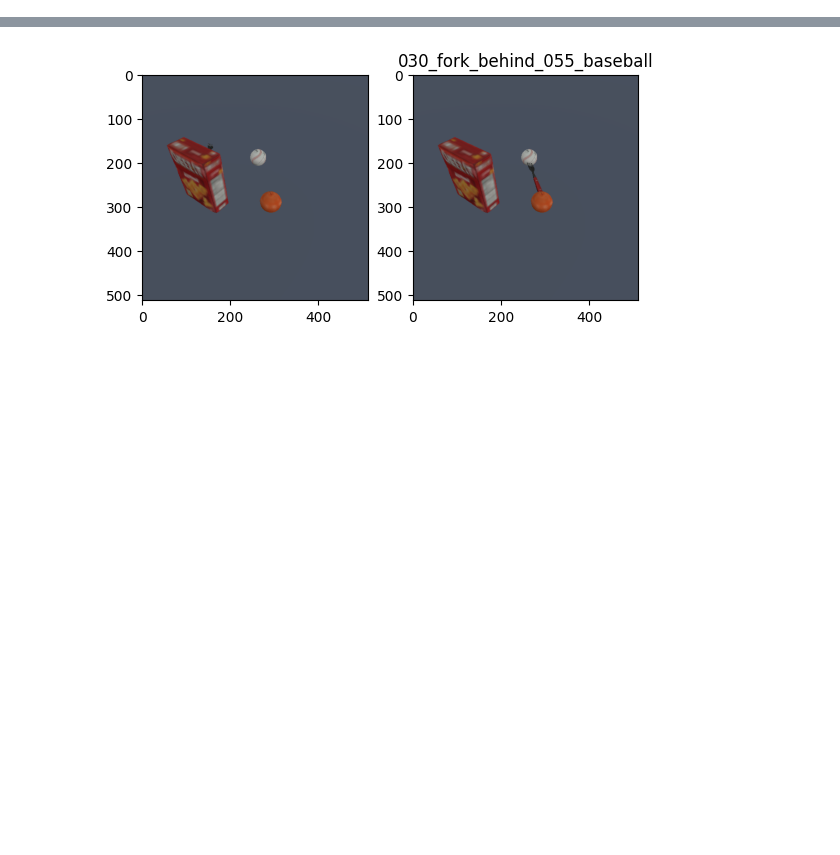
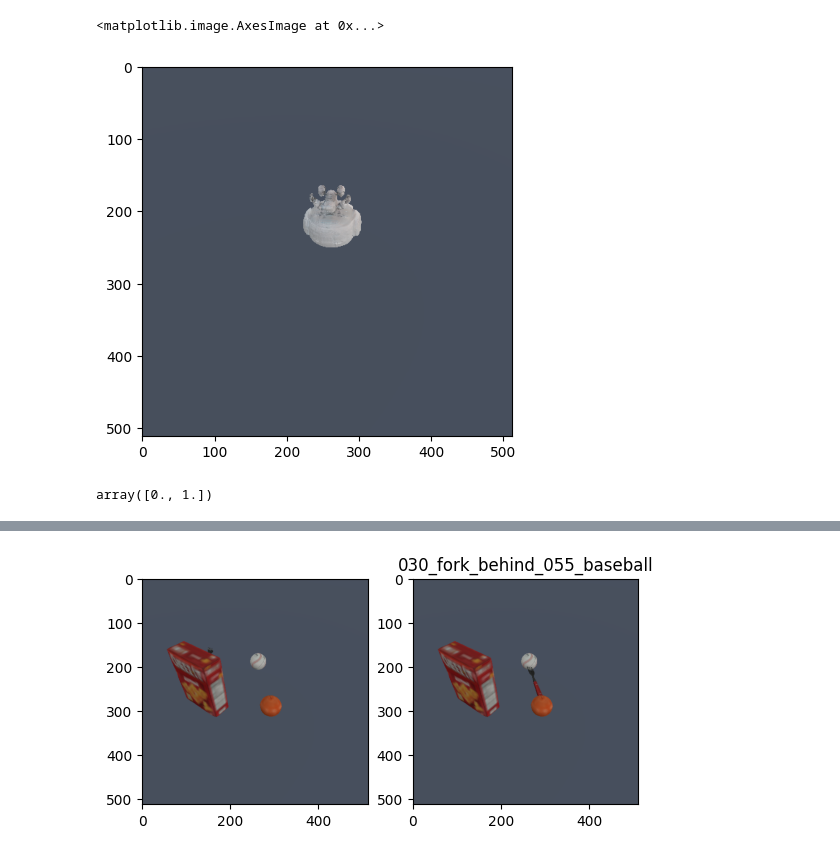
Before and after one commit to KaiMJ/Benchmark_Maniskill2, a Jupyter notebook: creation/refactor.ipynb, the cells around one changed output, grey strips where cells are left out. Drawn from its saved outputs; the diff is of its cells as text; code cells hidden in the pictures; blank space fills up the shorter version.

```diff
--- a/creation/refactor.ipynb
+++ b/creation/refactor.ipynb
@@ -15,0 +61,2 @@ from glob import glob
+# %%
+env = gym.make("CustomEnv-v0", obs_mode="rgbd", camera_cfgs={"add_segmentation": True})
@@ -15,0 +65,21 @@ from glob import glob
+# %%
+obs, _ =env.reset()
+env.unwrapped.get_articulations()[0].set_pose(Pose([0, 0, -2], [1, 0, 0, 0]))
+obs, _, _, _, _ = env.step(np.zeros(len(env.action_space.sample())))
+
+img = obs['image']["base_camera"]["rgb"]
+mask = obs['image']["base_camera"]["Segmentation"][..., :3].copy()
+mask[mask != env.obj.id-2] = 0
+mask = np.amax(mask.astype(bool), axis=2)
+
+img[mask] += 50
+img = np.clip(img, 0, 255)
+
+plt.imshow(img)
+# %% [output]
+<matplotlib.image.AxesImage at 0x...>
+[figure, added]
+# %%
+np.unique(mask)
+# %% [output]
+array([0., 1.])
```
Also changed, not shown: parts of 14 cells of this notebook, 5 other files.
